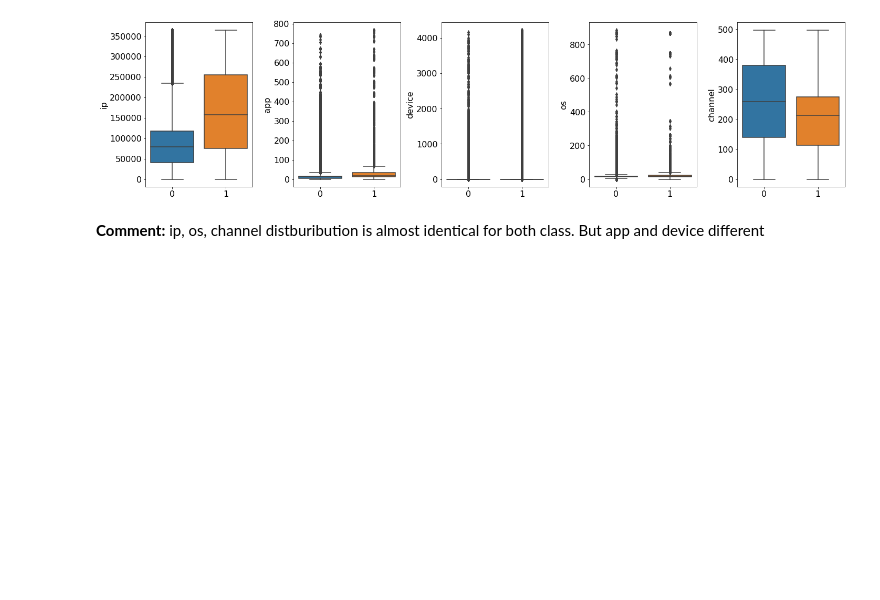
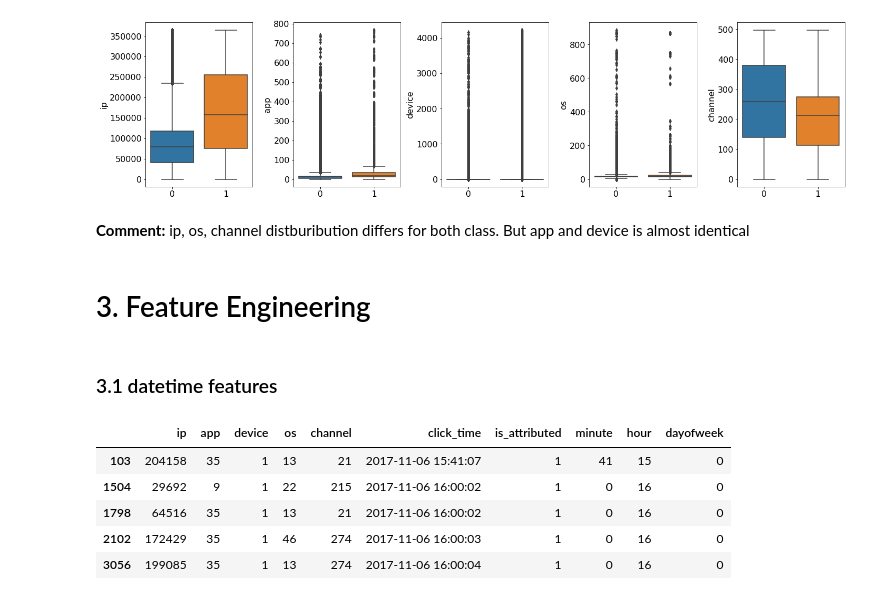
Before and after one commit to umitbuyuksahin/talkingdata_mvp, a Jupyter notebook: ad_tracking_mvp.ipynb, the cells around one changed output. Saved outputs shown, nothing was run; the diff lists cells and outputs as text; code cells hidden in the pictures; blank space fills up the shorter version.

```diff
--- a/ad_tracking_mvp.ipynb
+++ b/ad_tracking_mvp.ipynb
@@ -271,4 +271,19 @@ for ix, col_name in enumerate(cols):
     ax.set_xlabel(col_name)
 fig.tight_layout()
 # %% [markdown]
-<b>Comment:</b> ip, os, channel distburibution is almost identical for both class. But app and device different
+<b>Comment:</b> ip, os, channel distburibution differs for both class. But app and device is almost identical
+# %% [markdown]
+# 3. Feature Engineering
+# %% [markdown]
+### 3.1 datetime features
+# %%
+for fea in ['minute', 'hour', 'dayofweek']:
+    train_df[fea] =  pd.to_datetime(train_df['click_time']).dt.__getattribute__(fea).astype('uint8')
+train_df.head()
+# %% [output]
+|  | ip | app | device | os | channel | click_time | is_attributed | minute | hour | dayofweek |
+| 103 | 204158 | 35 | 1 | 13 | 21 | 2017-11-06 15:41:07 | 1 | 41 | 15 | 0 |
+| 1504 | 29692 | 9 | 1 | 22 | 215 | 2017-11-06 16:00:02 | 1 | 0 | 16 | 0 |
+| 1798 | 64516 | 35 | 1 | 13 | 21 | 2017-11-06 16:00:02 | 1 | 0 | 16 | 0 |
+| 2102 | 172429 | 35 | 1 | 46 | 274 | 2017-11-06 16:00:03 | 1 | 0 | 16 | 0 |
+| 3056 | 199085 | 35 | 1 | 13 | 274 | 2017-11-06 16:00:04 | 1 | 0 | 16 | 0 |
```
Also changed, not shown: parts of 15 cells of this notebook.
